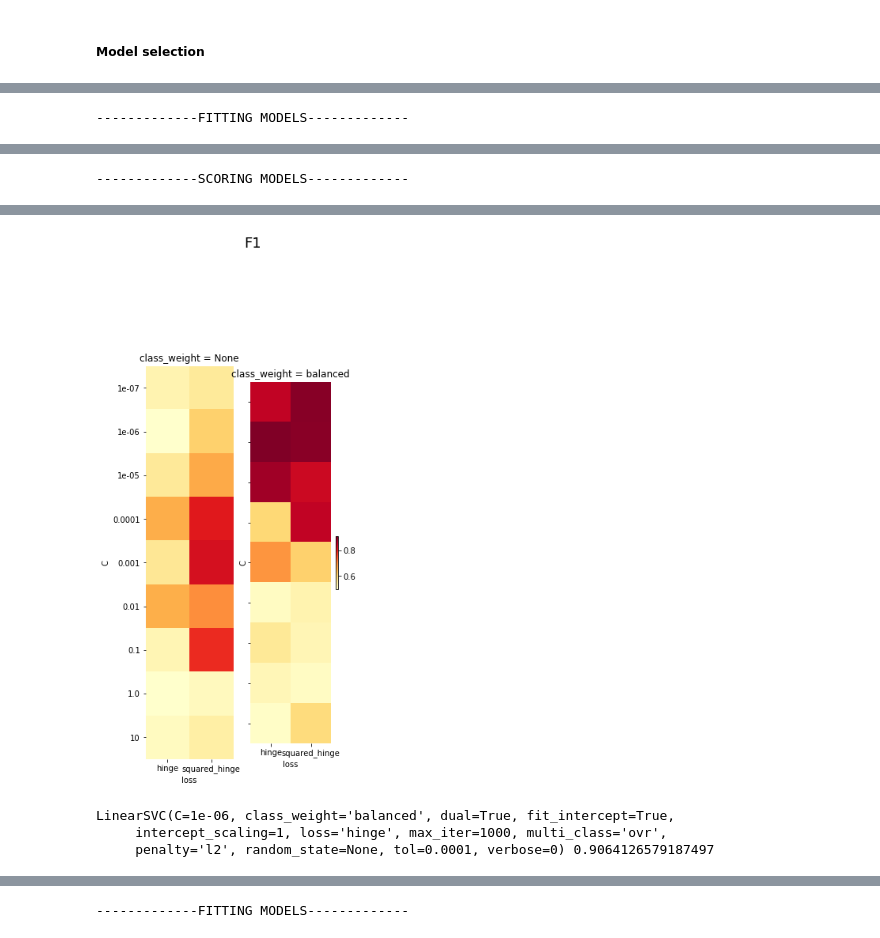
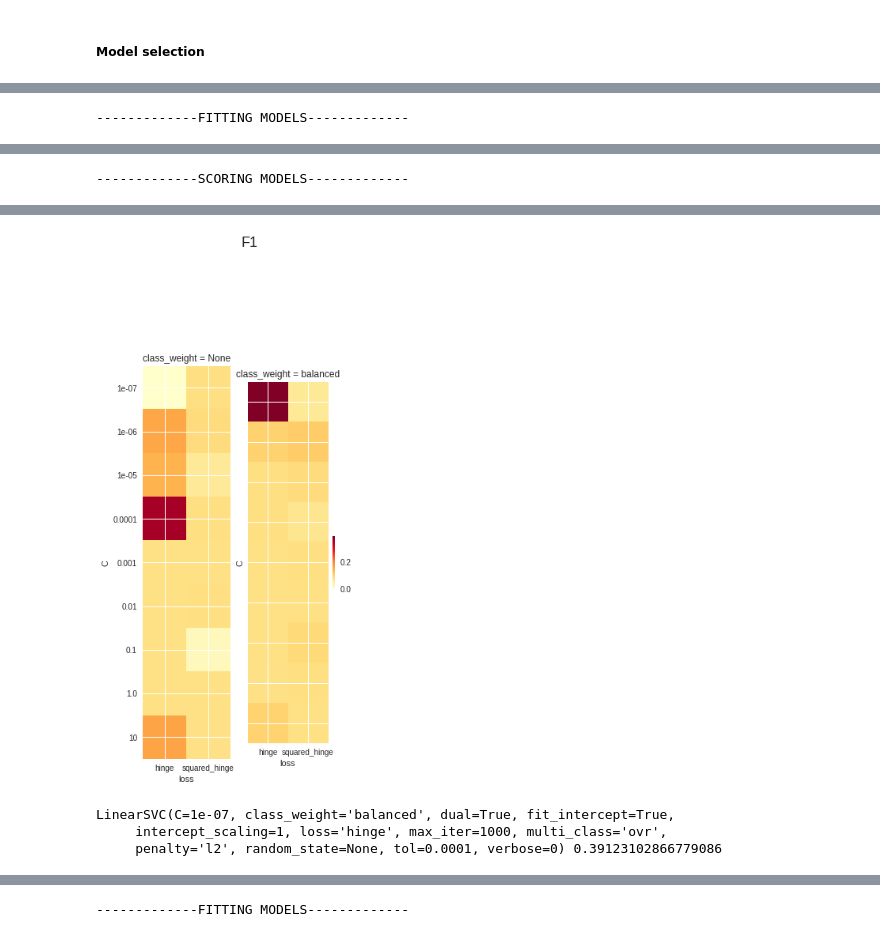
Before and after one commit to Dianna22/ML, a Jupyter notebook: SocialMediaBUZZ/models.ipynb, the cells around one changed output, grey strips where cells are left out. Saved outputs shown, nothing was run; the diff lists cells and outputs as text; code cells hidden in the pictures.

```diff
--- a/SocialMediaBUZZ/models.ipynb
+++ b/SocialMediaBUZZ/models.ipynb
@@ -55,0 +61,18 @@ TWITTER_RELATIVE_500 = PATH_PREFIX + "data/Twitter-Relative-Sigma-500.data"
+# %%
+PATH_PREFIX = '/content/gdrive/My Drive/ML/'
+TWITTER_RELATIVE_500 = PATH_PREFIX + "data/Twitter-Relative-Sigma-500.data"
+
+def load_data(path):
+  return pd.DataFrame(pd.read_csv(path))
+
+def load_dataset(path):
+	data = pd.read_csv(path)
+	return data[data.columns[:-1]], data[data.columns[-1]]
+
+data = load_data(TWITTER_RELATIVE_500)
+
+data_X, data_Y = load_dataset(TWITTER_RELATIVE_500)
+data_X = data_X.astype(float)
+
+X_train, X_test, Y_train, Y_test = train_test_split(data_X, data_Y, test_size=0.2, random_state=1)
+# X_train, X_val, Y_train, Y_val = train_test_split(X_train, Y_train, test_size=0.2, random_state=1)
@@ -73,7 +119,7 @@ print(np.shape(data_X))
 # %% [output]
 (140707, 77)
 # %%
-X_train, Y_train = load_dataset(TWITTER_TRAIN)
-X_val, Y_val = load_dataset(TWITTER_VAL)
-X_test, Y_test = load_dataset(TWITTER_TEST)
+# X_train, Y_train = load_dataset(TWITTER_TRAIN)
+# X_val, Y_val = load_dataset(TWITTER_VAL)
+# X_test, Y_test = load_dataset(TWITTER_TEST)
 # %%
@@ -152 +222,9 @@ stratified_kfold = KFold(10, False, 1)
+# %%
+def feature_selection(train, test, comp):
+    pca = PCA(n_components=comp)
+#     pca = PCA(0.95) -> 17 components
+    pca = pca.fit(train)
+    print((pca.components_).shape[0])
+
+    return pca.transform(train), pca.transform(test)
 # %%
@@ -593,6 +691,8 @@ pred_Y = svc.predict(X_test)
 # %% [markdown]
 ##### Model selection
 # %%
+X_train, X_test = scale_data(X_train, X_test) #standard scaler
+X_train, X_test = feature_selection(X_train, X_test)
 from sklearn.model_selection import ParameterGrid
 import parfit.parfit as pf
 grid = {
@@ -605,8 +705,8 @@ grid = {
 }
 paramGrid = ParameterGrid(grid)
 bestModel, bestScore, allModels, allScores = pf.bestFit(LinearSVC, paramGrid,
-           X_train, Y_train, X_val, Y_val,
-           metric = roc_auc_score,
+           X_train, Y_train, X_test, Y_test,
+           metric = f1_score,
            greater_is_better=True,
            scoreLabel = "F1")
 print(bestModel, bestScore)
@@ -642,4 +738,6 @@ LinearSVC(C=1e-06, class_weight=None, dual=True, fit_intercept=True,
 # %%
+X_train, X_test = scale_data(X_train, X_test)
+# X_train, X_test = feature_selection(X_train, X_test)
 from sklearn.model_selection import ParameterGrid
 import parfit.parfit as pf
 grid = {
@@ -651,7 +749,7 @@ grid = {
 paramGrid = ParameterGrid(grid)
 bestModel, bestScore, allModels, allScores = pf.bestFit(LinearSVC, paramGrid,
            X_train, Y_train, X_test, Y_test,
-           metric = roc_auc_score,
+           metric = f1_score,
            greater_is_better=True,
            scoreLabel = "F1")
 print(bestModel, bestScore)
@@ -671,4 +769,4 @@ print(bestModel, bestScore)
-[figure, old version]
+[figure, new version]
-LinearSVC(C=1e-06, class_weight='balanced', dual=True, fit_intercept=True,
+LinearSVC(C=1e-07, class_weight='balanced', dual=True, fit_intercept=True,
      intercept_scaling=1, loss='hinge', max_iter=1000, multi_class='ovr',
-     penalty='l2', random_state=None, tol=0.0001, verbose=0) 0.9064126579187497
+     penalty='l2', random_state=None, tol=0.0001, verbose=0) 0.39123102866779086
```
Also changed, not shown: parts of 116 cells of this notebook.
